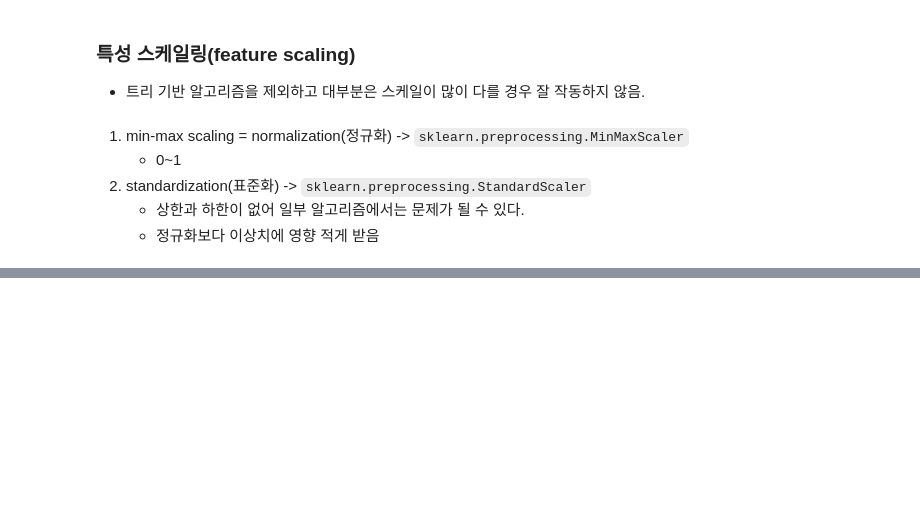
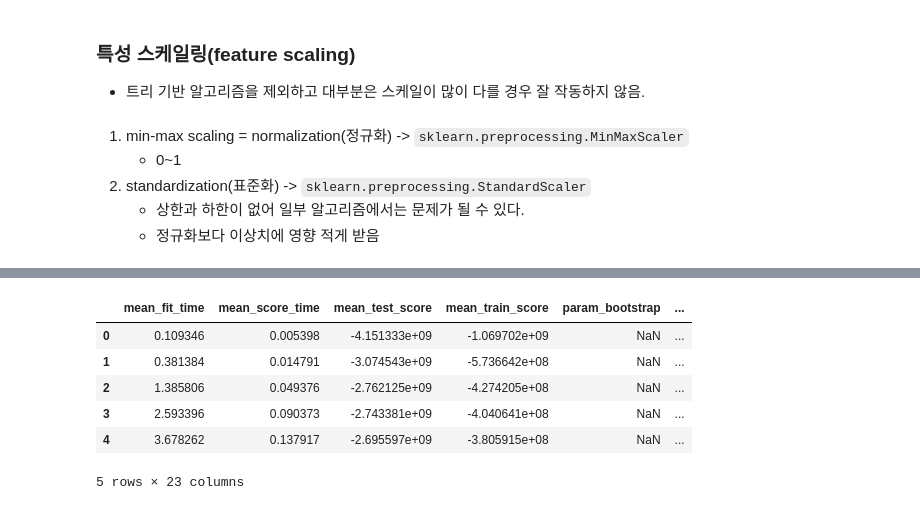
Before and after one commit to jsj267/Book-notes, a Jupyter notebook: Hands-on machine learning with scikit-learn/2장.ipynb, the cells around one changed output, grey strips where cells are left out. Saved outputs shown, nothing was run; the diff lists cells and outputs as text; code cells hidden in the pictures; blank space fills up the shorter version.

```diff
--- a/Hands-on machine learning with scikit-learn/2장.ipynb
+++ b/Hands-on machine learning with scikit-learn/2장.ipynb
@@ -456,0 +536,9 @@ housing_num_tr = num_pipeline.fit_transform(housing_num)
+# %%
+from sklearn.tree import DecisionTreeRegressor
+
+tree_reg = DecisionTreeRegressor()
+tree_reg.fit(housing_prepared, housing_labels)
+housing_predictions = tree_reg.predict(housing_prepared)
+tree_mse = mean_squared_error(housing_labels, housing_predictions)
+tree_rmse = np.sqrt(tree_mse)
+tree_rmse # 과대적합된 것으로 보임.
@@ -456,0 +597,12 @@ housing_num_tr = num_pipeline.fit_transform(housing_num)
+# %%
+from sklearn.model_selection import GridSearchCV
+
+param_grid = [
+    {'n_estimators' : [3,10,30], 'max_features' : [2,4,6,8]},
+    {'bootstrap':[False], 'n_estimators':[3,10], 'max_features':[2,3,4]}
+]
+
+forest_reg = RandomForestRegressor()
+
+grid_search = GridSearchCV(forest_reg, param_grid, cv=5, scoring='neg_mean_squared_error', return_train_score=True)
+grid_search.fit(housing_prepared, housing_labels)
@@ -456,0 +631,8 @@ housing_num_tr = num_pipeline.fit_transform(housing_num)
+# %%
+param_grid_new = [
+    {'n_estimators' : [3,10,30,50,100], 'max_features' : [2,4,6,8,10,12,14,16]},
+    {'bootstrap':[False], 'n_estimators':[3,10], 'max_features':[2,3,4]}
+]
+
+grid_search_new = GridSearchCV(forest_reg, param_grid_new, cv=5, scoring="neg_mean_squared_error", return_train_score=True)
+grid_search_new.fit(housing_prepared, housing_labels)
@@ -456,0 +701,10 @@ housing_num_tr = num_pipeline.fit_transform(housing_num)
+# %%
+pd.DataFrame(grid_search_new.cv_results_).head()
+# %% [output]
+|  | mean_fit_time | mean_score_time | mean_test_score | mean_train_score | param_bootstrap | ... |
+| 0 | 0.109346 | 0.005398 | -4.151333e+09 | -1.069702e+09 | NaN | ... |
+| 1 | 0.381384 | 0.014791 | -3.074543e+09 | -5.736642e+08 | NaN | ... |
+| 2 | 1.385806 | 0.049376 | -2.762125e+09 | -4.274205e+08 | NaN | ... |
+| 3 | 2.593396 | 0.090373 | -2.743381e+09 | -4.040641e+08 | NaN | ... |
+| 4 | 3.678262 | 0.137917 | -2.695597e+09 | -3.805915e+08 | NaN | ... |
+5 rows × 23 columns
```
Also changed, not shown: parts of 39 cells of this notebook.
